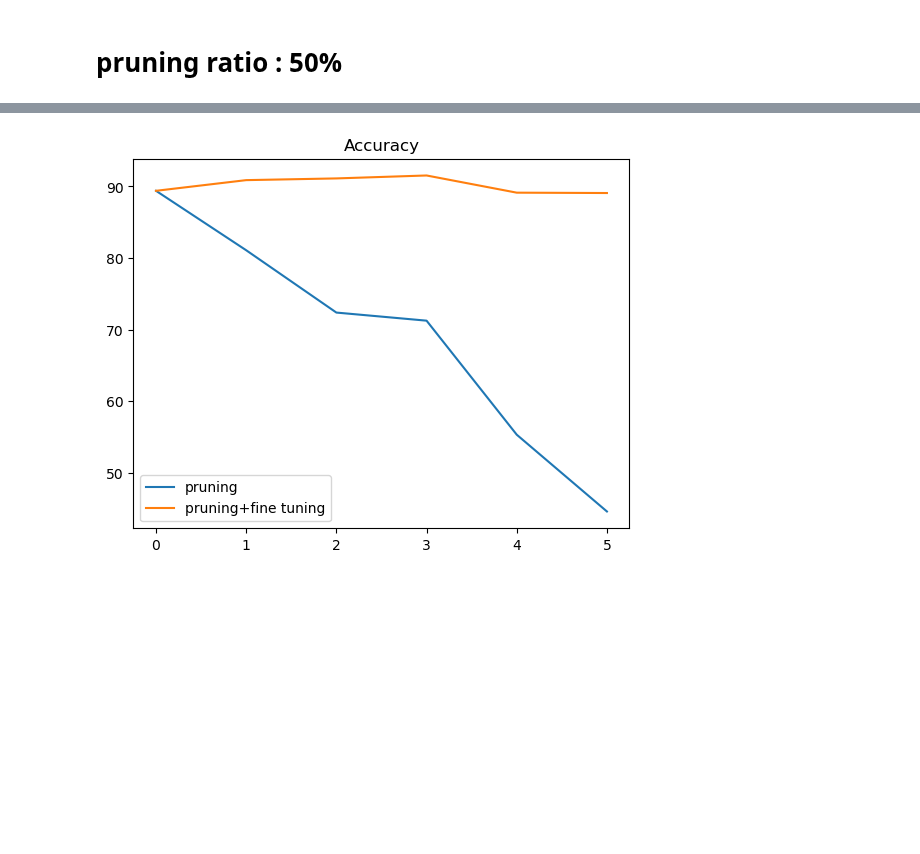
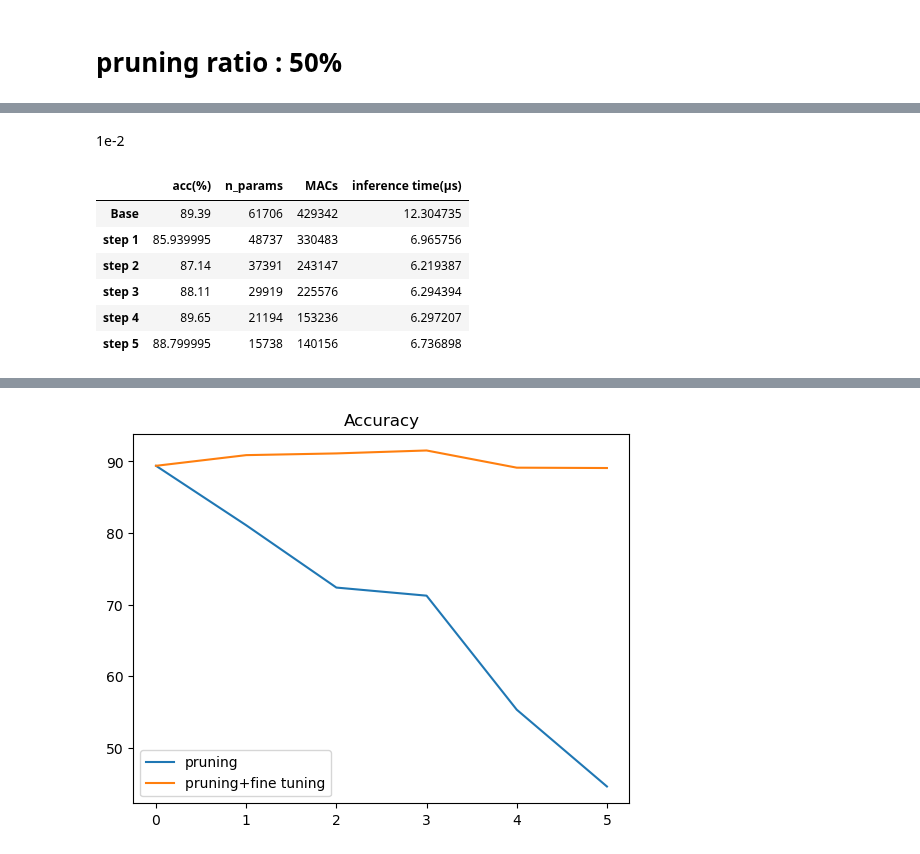
Before and after one commit to yewonkim01/Optimized-Model-on-JetsonNano-with-Pruning-and-Quantization, a Jupyter notebook: experiment.ipynb, the cells around one changed output, grey strips where cells are left out. Saved outputs shown, nothing was run; the diff lists cells and outputs as text; code cells hidden in the pictures; blank space fills up the shorter version.

```diff
--- a/experiment.ipynb
+++ b/experiment.ipynb
@@ -179,0 +325,16 @@ df_50
+# %% [markdown]
+1e-2
+# %%
+# pruning + finetuning
+model = copy.deepcopy(origin_model)
+
+model_50, acc_50, params_50, mmac_50, inference_time_50, df_50 = pruning_finetuning(model, 0.5, device, test_loader)
+df_50
+# %% [output]
+|  | acc(%) | n_params | MACs | inference time(μs) |
+| Base | 89.39 | 61706 | 429342 | 12.304735 |
+| step 1 | 85.939995 | 48737 | 330483 | 6.965756 |
+| step 2 | 87.14 | 37391 | 243147 | 6.219387 |
+| step 3 | 88.11 | 29919 | 225576 | 6.294394 |
+| step 4 | 89.65 | 21194 | 153236 | 6.297207 |
+| step 5 | 88.799995 | 15738 | 140156 | 6.736898 |
```
Also changed, not shown: parts of 39 cells of this notebook, 3 other files.
